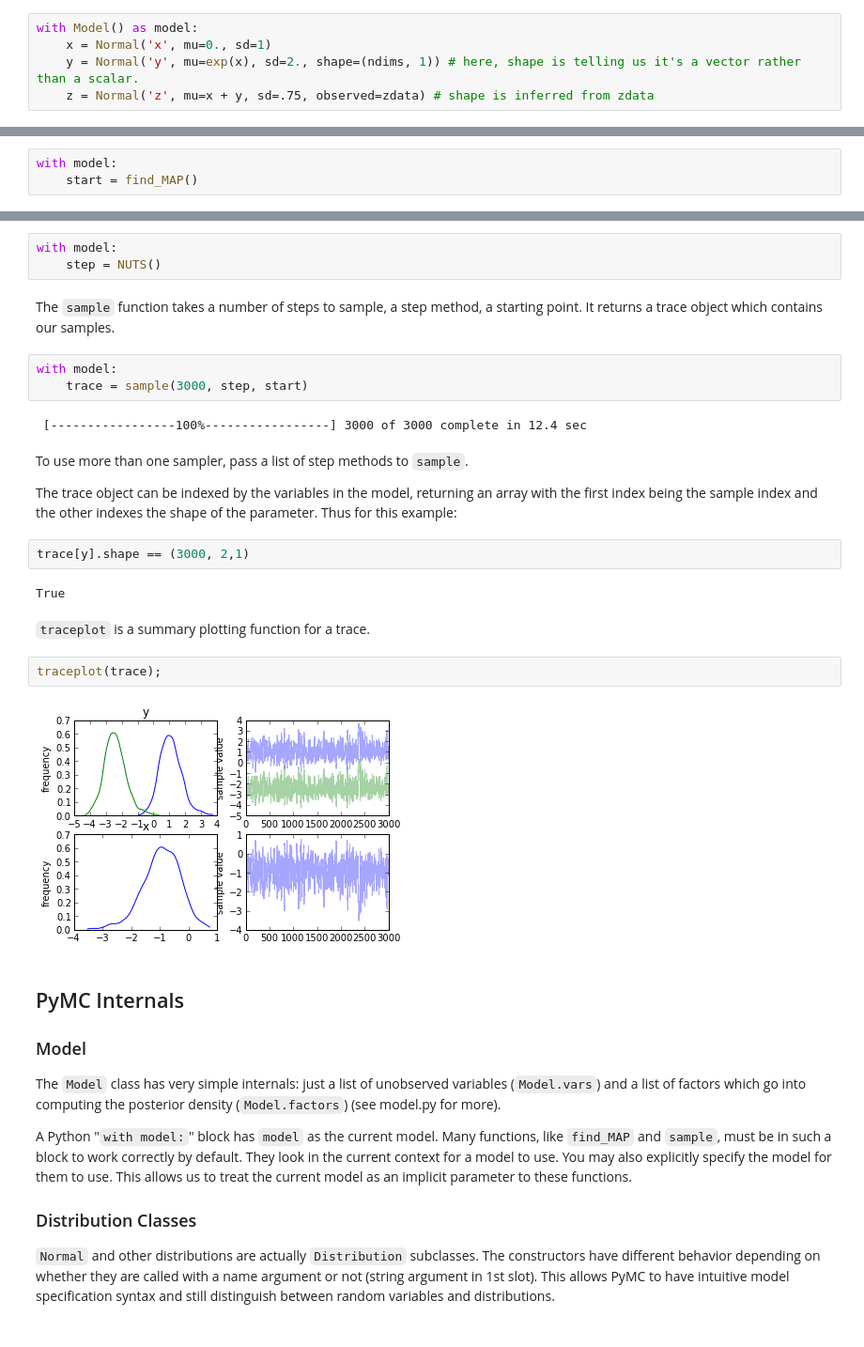
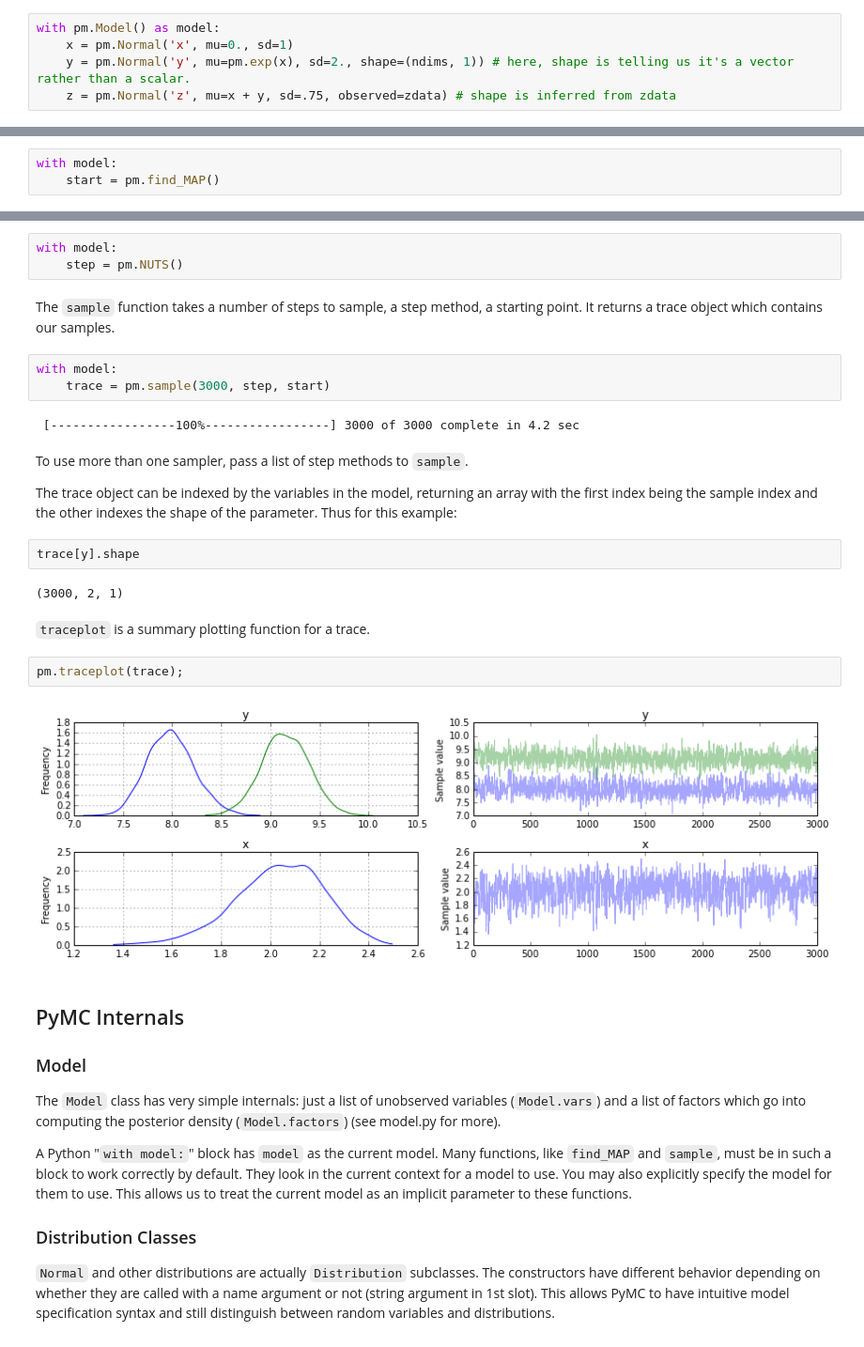
Before and after one commit to pymc-devs/pymc, a Jupyter notebook: pymc/examples/tutorial.ipynb, the cells around one changed output, grey strips where cells are left out. Shown at 94% size. Drawn from its saved outputs; the diff is of its cells as text.

```diff
--- a/pymc/examples/tutorial.ipynb
+++ b/pymc/examples/tutorial.ipynb
@@ -42,10 +40,10 @@ We construct new random variables with the constructor for its prior distributio
 
 Using the constructor may specify the name of the random variable, the parameters of a random variable's prior distribution, as well as the shape of the random variable. We can specify that a random variable is observed by specifying the data that was observed.
 # %%
-with Model() as model:
-    x = Normal('x', mu=0., sd=1)
-    y = Normal('y', mu=exp(x), sd=2., shape=(ndims, 1)) # here, shape is telling us it's a vector rather than a scalar.
-    z = Normal('z', mu=x + y, sd=.75, observed=zdata) # shape is inferred from zdata
+with pm.Model() as model:
+    x = pm.Normal('x', mu=0., sd=1)
+    y = pm.Normal('y', mu=pm.exp(x), sd=2., shape=(ndims, 1)) # here, shape is telling us it's a vector rather than a scalar.
+    z = pm.Normal('z', mu=x + y, sd=.75, observed=zdata) # shape is inferred from zdata
 # %% [markdown]
 A parenthetical note on the parameters for the normal. Variance is encoded as `tau`, indicating precision, which is simply inverse variance (so $\tau=\sigma^{-2}$ ). This is used because the gamma function is the conjugate prior for precision, and must be inverted to get variance. Encoding in terms of precision saves the inversion step in cases where variance is actually modeled using gamma as a prior.
 # %% [markdown]
@@ -56,7 +54,7 @@ We need a starting point for our sampling. The `find_MAP` function finds the max
 Note that this `with` construction is used again. Functions like `find_MAP` and `HamiltonianMC` need to have a model in their context. `with` activates the context of a particular model within its block.
 # %%
 with model:
-    start = find_MAP()
+    start = pm.find_MAP()
 # %% [markdown]
 Points in parameter space are represented by dictionaries with parameter names as they keys and the value of the parameters as the values.
 # %%
@@ -80,29 +78,29 @@ xtrue [-2.84918188]
 We will use NUTS to sample from the posterior as implemented by the `NUTS` step method class.
 # %%
 with model:
-    step = NUTS()
+    step = pm.NUTS()
 # %% [markdown]
 The `sample` function takes a number of steps to sample, a step method, a starting point. It returns a trace object which contains our samples.
 # %%
 with model:
-    trace = sample(3000, step, start)
+    trace = pm.sample(3000, step, start)
 # %% [output]
- [-----------------100%-----------------] 3000 of 3000 complete in 12.4 sec
+ [-----------------100%-----------------] 3000 of 3000 complete in 4.2 sec
 # %% [markdown]
 To use more than one sampler, pass a list of step methods to `sample`.
 
 The trace object can be indexed by the variables in the model, returning an array with the first index being the sample index
 and the other indexes the shape of the parameter. Thus for this example:
 # %%
-trace[y].shape == (3000, 2,1)
+trace[y].shape
 # %% [output]
-True
+(3000, 2, 1)
 # %% [markdown]
 `traceplot` is a summary plotting function for a trace.
-# %%
-traceplot(trace);
-# %% [output]
-[figure, removed]
+# %%
+pm.traceplot(trace);
+# %% [output]
+[figure, added]
 # %% [markdown]
 ## PyMC Internals
 
```
Also changed, not shown: parts of 5 cells of this notebook, 1 other file.
